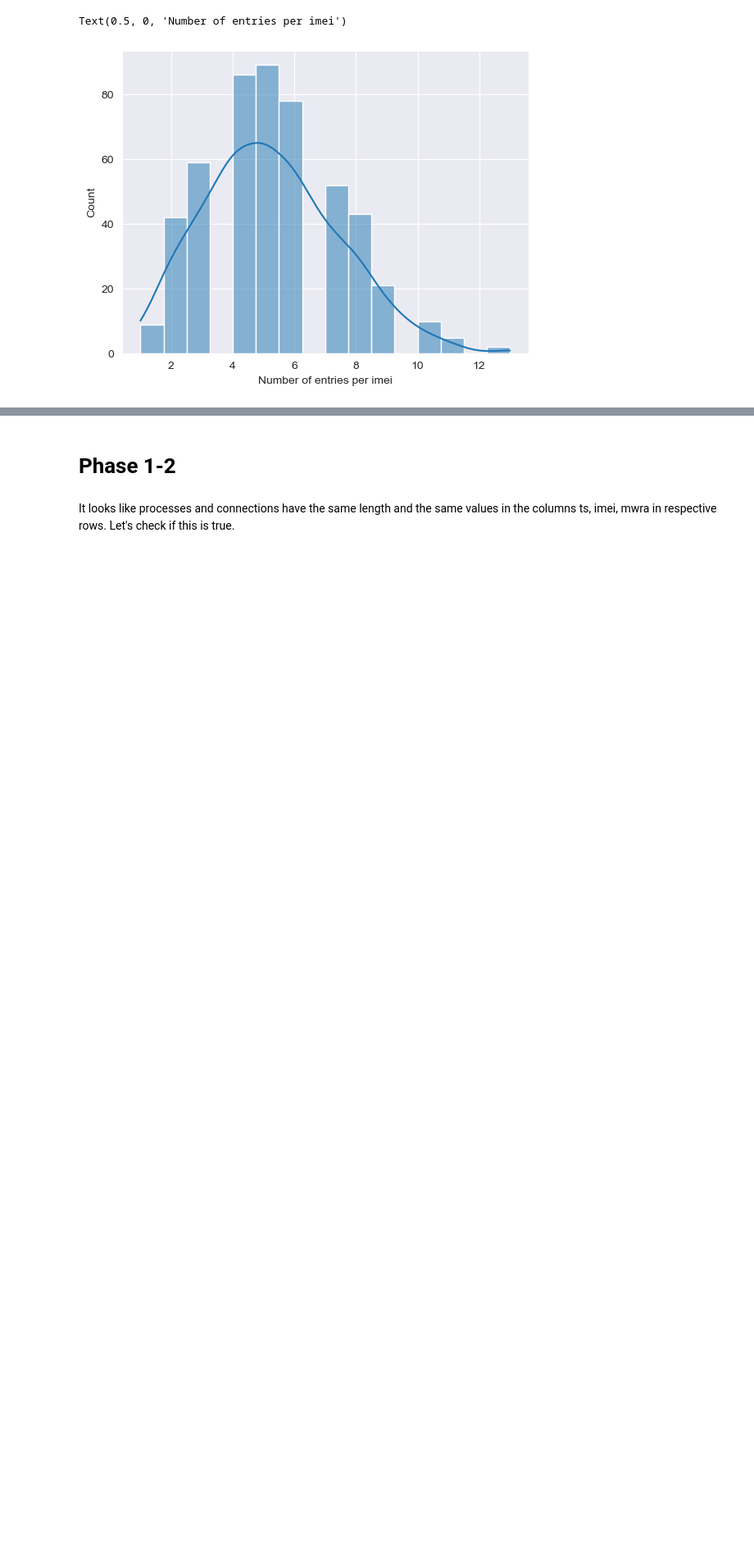
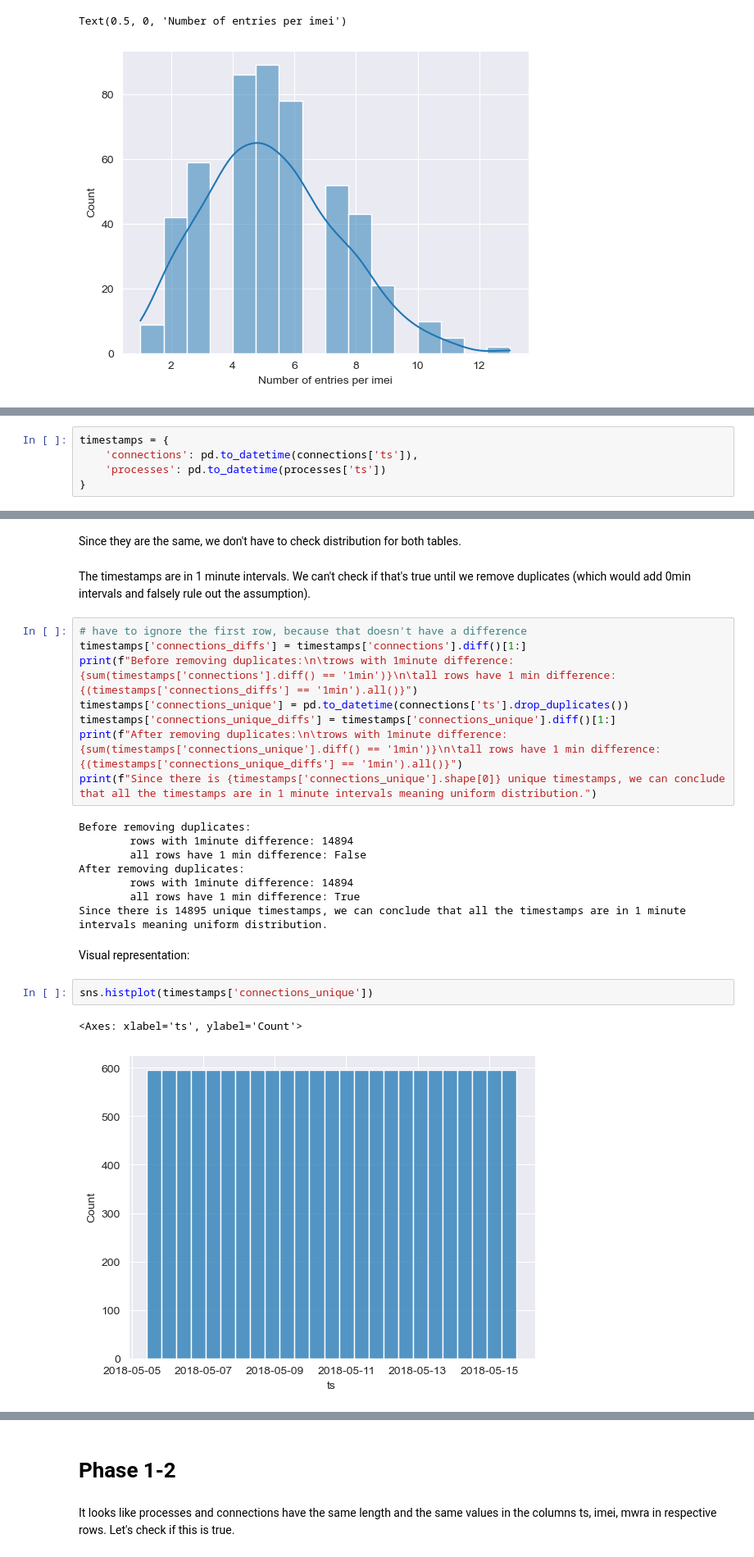
Before and after one commit to MartinH2k3/IAUProject, a Jupyter notebook: phase1M.ipynb, the cells around one changed output, grey strips where cells are left out. Shown: that part at 82% size. Drawn from its saved outputs; the diff is of its cells as text; blank space fills up the shorter version.

```diff
--- a/phase1M.ipynb
+++ b/phase1M.ipynb
@@ -282,0 +412,5 @@ In table devices, the distribution is also normal, which is a problem, as imei s
+# %%
+timestamps = {
+    'connections': pd.to_datetime(connections['ts']),
+    'processes': pd.to_datetime(processes['ts'])
+}
@@ -282,0 +445,27 @@ In table devices, the distribution is also normal, which is a problem, as imei s
+# %% [markdown]
+Since they are the same, we don't have to check distribution for both tables.
+# %% [markdown]
+The timestamps are in 1 minute intervals. We can't check if that's true until we remove duplicates (which would add 0min intervals and falsely rule out the assumption).
+# %%
+# have to ignore the first row, because that doesn't have a difference
+timestamps['connections_diffs'] = timestamps['connections'].diff()[1:]
+print(f"Before removing duplicates:\n\trows with 1minute difference: {sum(timestamps['connections'].diff() == '1min')}\n\tall rows have 1 min difference: {(timestamps['connections_diffs'] == '1min').all()}")
+timestamps['connections_unique'] = pd.to_datetime(connections['ts'].drop_duplicates())
+timestamps['connections_unique_diffs'] = timestamps['connections_unique'].diff()[1:]
+print(f"After removing duplicates:\n\trows with 1minute difference: {sum(timestamps['connections_unique'].diff() == '1min')}\n\tall rows have 1 min difference: {(timestamps['connections_unique_diffs'] == '1min').all()}")
+print(f"Since there is {timestamps['connections_unique'].shape[0]} unique timestamps, we can conclude that all the timestamps are in 1 minute intervals meaning uniform distribution.")
+# %% [output]
+Before removing duplicates:
+        rows with 1minute difference: 14894
+        all rows have 1 min difference: False
+After removing duplicates:
+        rows with 1minute difference: 14894
+        all rows have 1 min difference: True
+Since there is 14895 unique timestamps, we can conclude that all the timestamps are in 1 minute intervals meaning uniform distribution.
+# %% [markdown]
+Visual representation:
+# %%
+sns.histplot(timestamps['connections_unique'])
+# %% [output]
+<Axes: xlabel='ts', ylabel='Count'>
+[figure, added]
```
Also changed, not shown: parts of 108 cells of this notebook, 1 other file.
